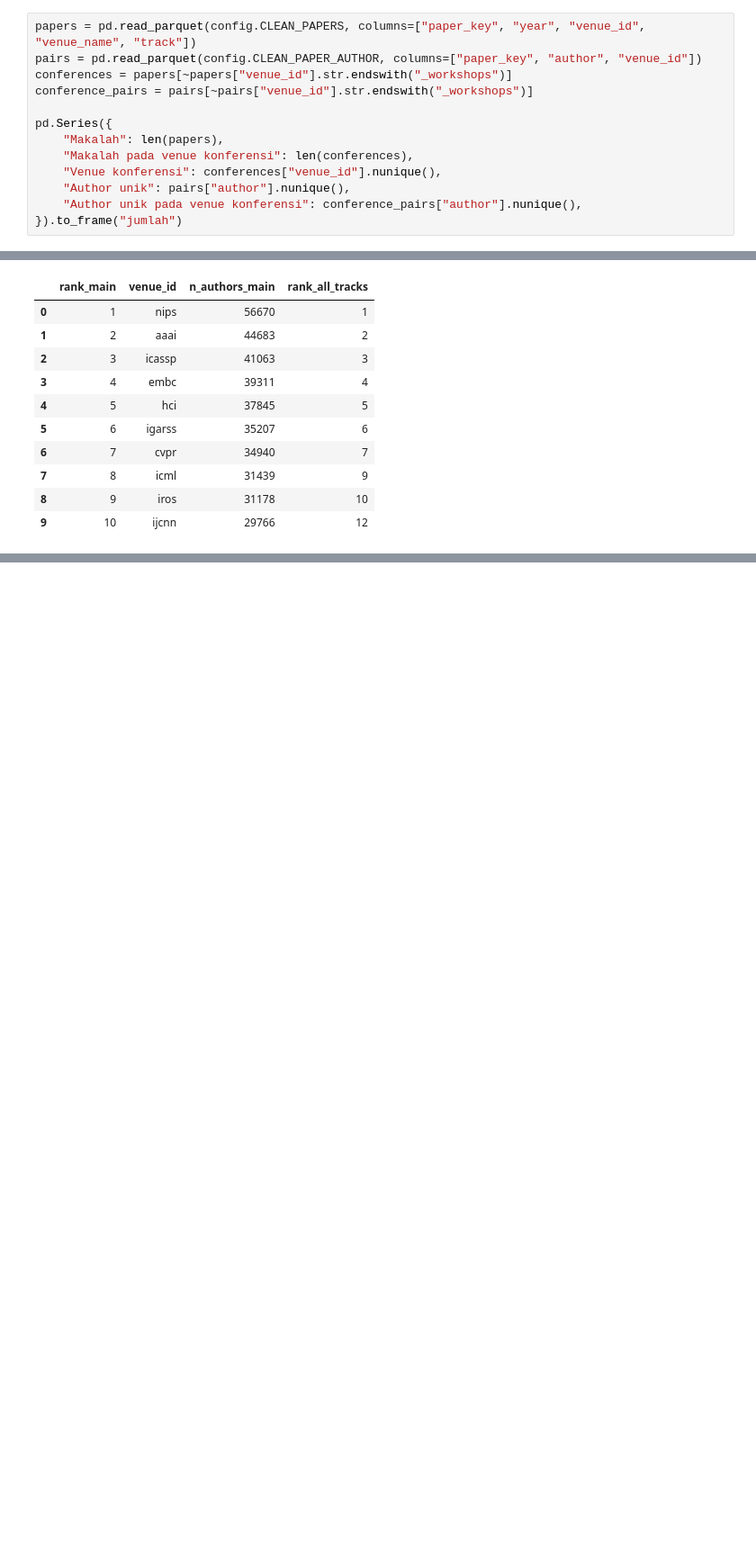
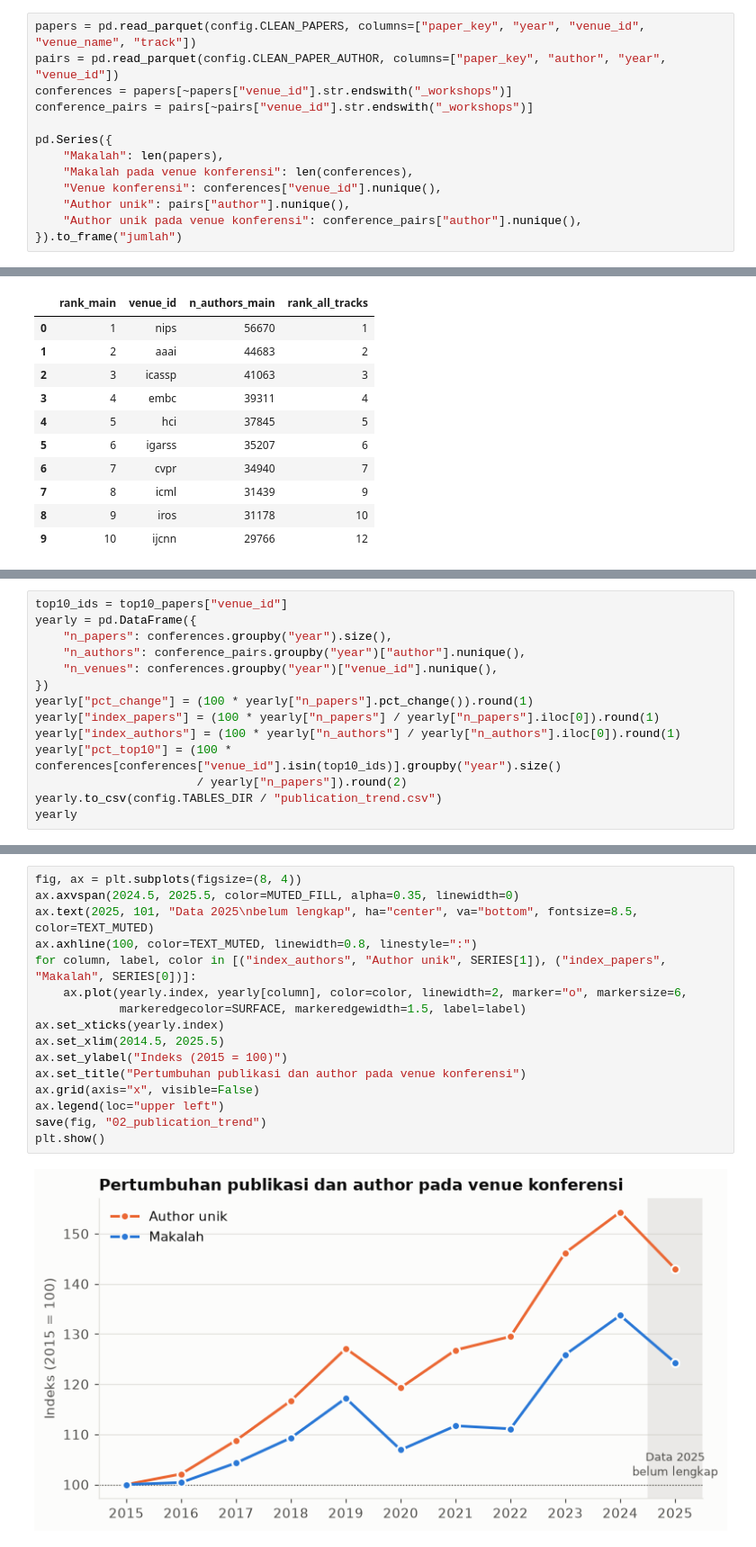
Before and after one commit to RNXFreeze/IF4041-Datmin-Tubes-Kel1, a Jupyter notebook: notebooks/02_conference_popularity.ipynb, the cells around one changed output, grey strips where cells are left out. Shown at 90% size. Drawn from its saved outputs; the diff is of its cells as text; blank space fills up the shorter version.

Commit message:
feat: add conference publication trends for 2015-2025

```diff
--- a/notebooks/02_conference_popularity.ipynb
+++ b/notebooks/02_conference_popularity.ipynb
@@ -23,7 +23,7 @@ pendamping (`*_workshops`) dikeluarkan. Trek pendamping seperti Findings, Extend
 dan Demos dihitung sebagai bagian dari konferensi induknya.
 # %%
 papers = pd.read_parquet(config.CLEAN_PAPERS, columns=["paper_key", "year", "venue_id", "venue_name", "track"])
-pairs = pd.read_parquet(config.CLEAN_PAPER_AUTHOR, columns=["paper_key", "author", "venue_id"])
+pairs = pd.read_parquet(config.CLEAN_PAPER_AUTHOR, columns=["paper_key", "author", "year", "venue_id"])
 conferences = papers[~papers["venue_id"].str.endswith("_workshops")]
 conference_pairs = pairs[~pairs["venue_id"].str.endswith("_workshops")]
 
@@ -192,0 +200,14 @@ main_authors
+# %%
+top10_ids = top10_papers["venue_id"]
+yearly = pd.DataFrame({
+    "n_papers": conferences.groupby("year").size(),
+    "n_authors": conference_pairs.groupby("year")["author"].nunique(),
+    "n_venues": conferences.groupby("year")["venue_id"].nunique(),
+})
+yearly["pct_change"] = (100 * yearly["n_papers"].pct_change()).round(1)
+yearly["index_papers"] = (100 * yearly["n_papers"] / yearly["n_papers"].iloc[0]).round(1)
+yearly["index_authors"] = (100 * yearly["n_authors"] / yearly["n_authors"].iloc[0]).round(1)
+yearly["pct_top10"] = (100 * conferences[conferences["venue_id"].isin(top10_ids)].groupby("year").size()
+                       / yearly["n_papers"]).round(2)
+yearly.to_csv(config.TABLES_DIR / "publication_trend.csv")
+yearly
@@ -192,0 +228,18 @@ main_authors
+# %%
+fig, ax = plt.subplots(figsize=(8, 4))
+ax.axvspan(2024.5, 2025.5, color=MUTED_FILL, alpha=0.35, linewidth=0)
+ax.text(2025, 101, "Data 2025\nbelum lengkap", ha="center", va="bottom", fontsize=8.5, color=TEXT_MUTED)
+ax.axhline(100, color=TEXT_MUTED, linewidth=0.8, linestyle=":")
+for column, label, color in [("index_authors", "Author unik", SERIES[1]), ("index_papers", "Makalah", SERIES[0])]:
+    ax.plot(yearly.index, yearly[column], color=color, linewidth=2, marker="o", markersize=6,
+            markeredgecolor=SURFACE, markeredgewidth=1.5, label=label)
+ax.set_xticks(yearly.index)
+ax.set_xlim(2014.5, 2025.5)
+ax.set_ylabel("Indeks (2015 = 100)")
+ax.set_title("Pertumbuhan publikasi dan author pada venue konferensi")
+ax.grid(axis="x", visible=False)
+ax.legend(loc="upper left")
+save(fig, "02_publication_trend")
+plt.show()
+# %% [output]
+[figure, added]
```
Also changed, not shown: parts of 9 cells of this notebook, 4 other files.
